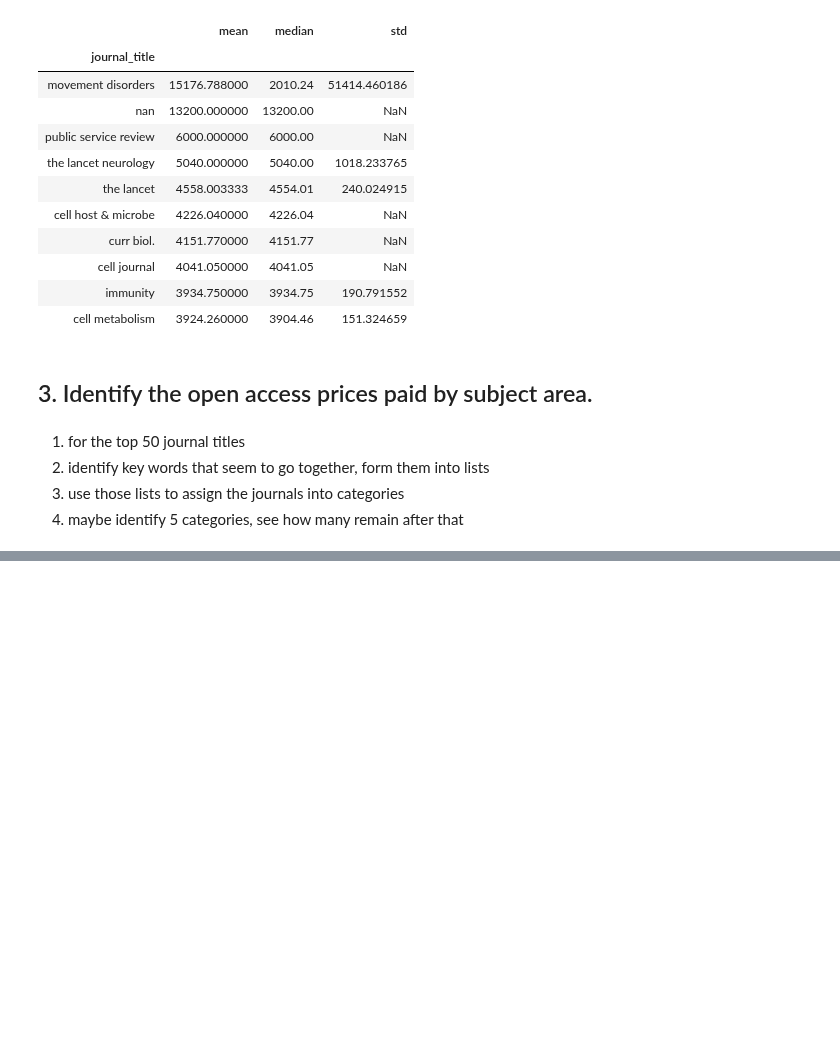
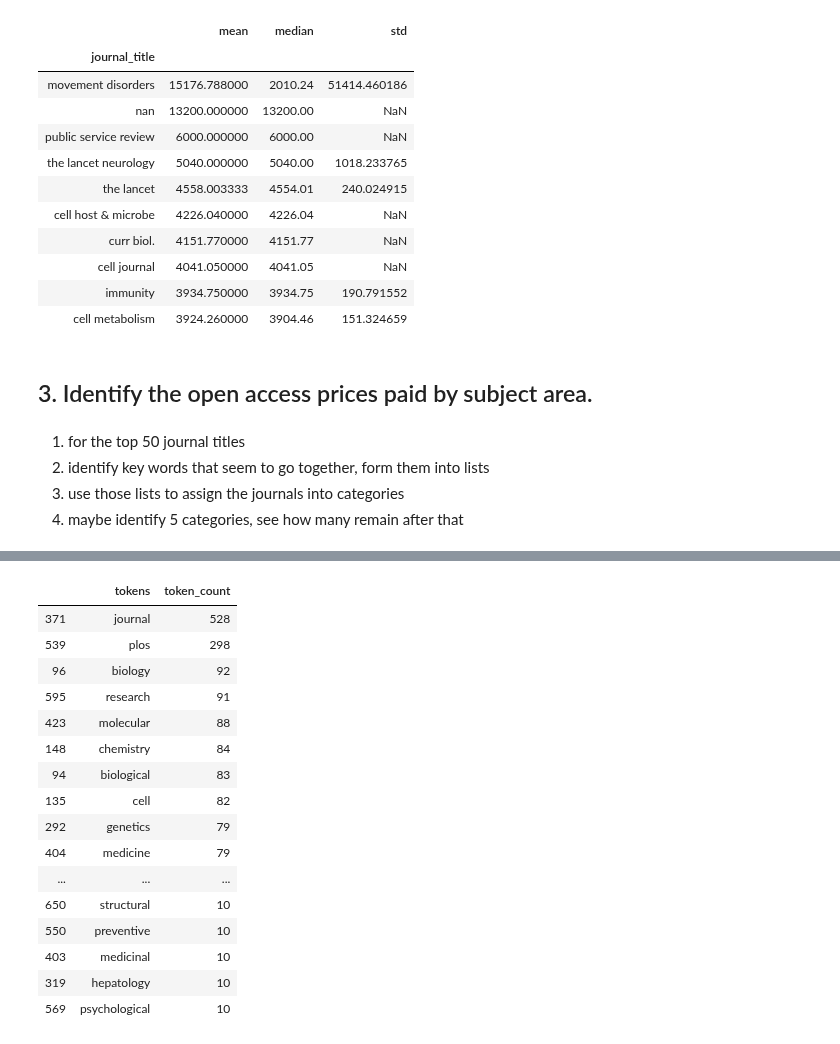
Before and after one commit to mrkjhsn/Thinkful-Exercises, a Jupyter notebook: data_cleaning_validation.ipynb, the cells around one changed output, grey strips where cells are left out. Cells and saved outputs as stored; diff of their text form; code cells hidden in the pictures; blank space fills up the shorter version.

```diff
--- a/data_cleaning_validation.ipynb
+++ b/data_cleaning_validation.ipynb
@@ -277,0 +281,17 @@ df.loc[df.journal_bin.notnull()]
+# %%
+# break up tokens from journal titles
+# find the count of each token
+# based on the tokens with the highest counts, form buckets
+journal_words = []
+
+for row in df.split_journals:
+    for word in row:
+        if len(word) > 3:
+            journal_words.append(word)
+
+journal_words_df = pd.DataFrame(journal_words, columns=['tokens'])
+
+journal_words_df_count = journal_words_df.groupby('tokens')['tokens'] \
+    .count() \
+    .reset_index(name= 'token_count') \
+    .sort_values(by='token_count', ascending=False)
@@ -277,0 +335,20 @@ df.loc[df.journal_bin.notnull()]
+# %%
+journal_words_df_count.head(90)
+# %% [output]
+|  | tokens | token_count |
+| 371 | journal | 528 |
+| 539 | plos | 298 |
+| 96 | biology | 92 |
+| 595 | research | 91 |
+| 423 | molecular | 88 |
+| 148 | chemistry | 84 |
+| 94 | biological | 83 |
+| 135 | cell | 82 |
+| 292 | genetics | 79 |
+| 404 | medicine | 79 |
+| ... | ... | ... |
+| 650 | structural | 10 |
+| 550 | preventive | 10 |
+| 403 | medicinal | 10 |
+| 319 | hepatology | 10 |
+| 569 | psychological | 10 |
```
Also changed, not shown: parts of 11 cells of this notebook.
